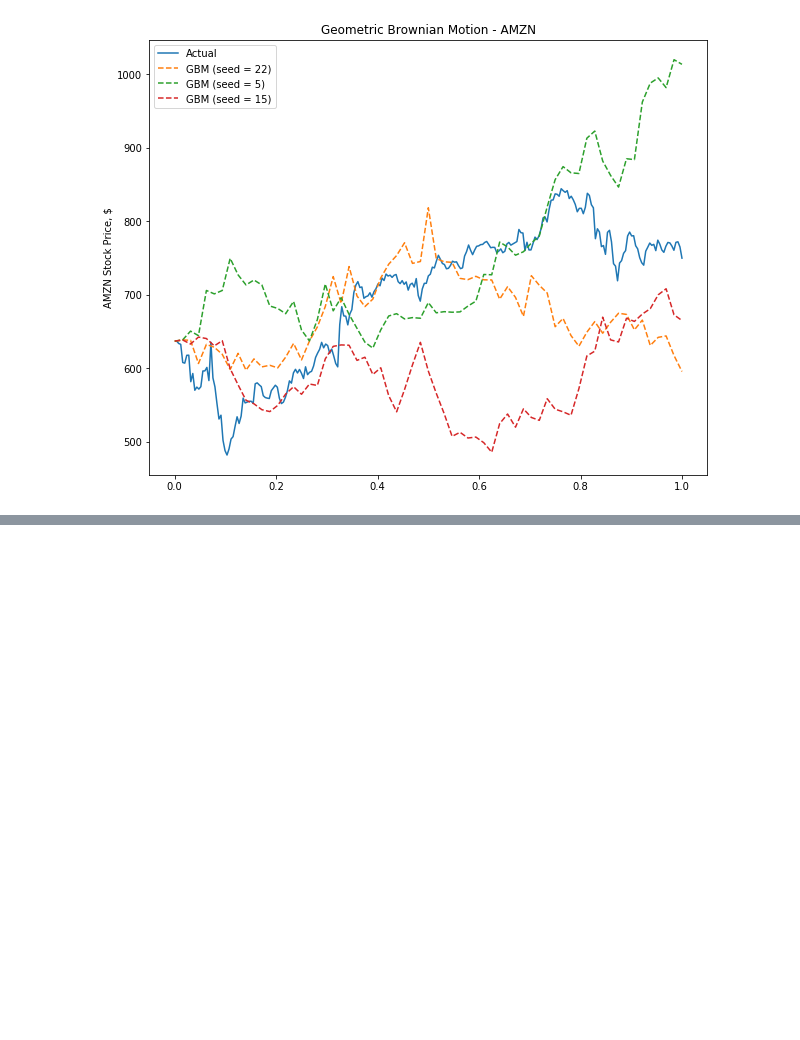
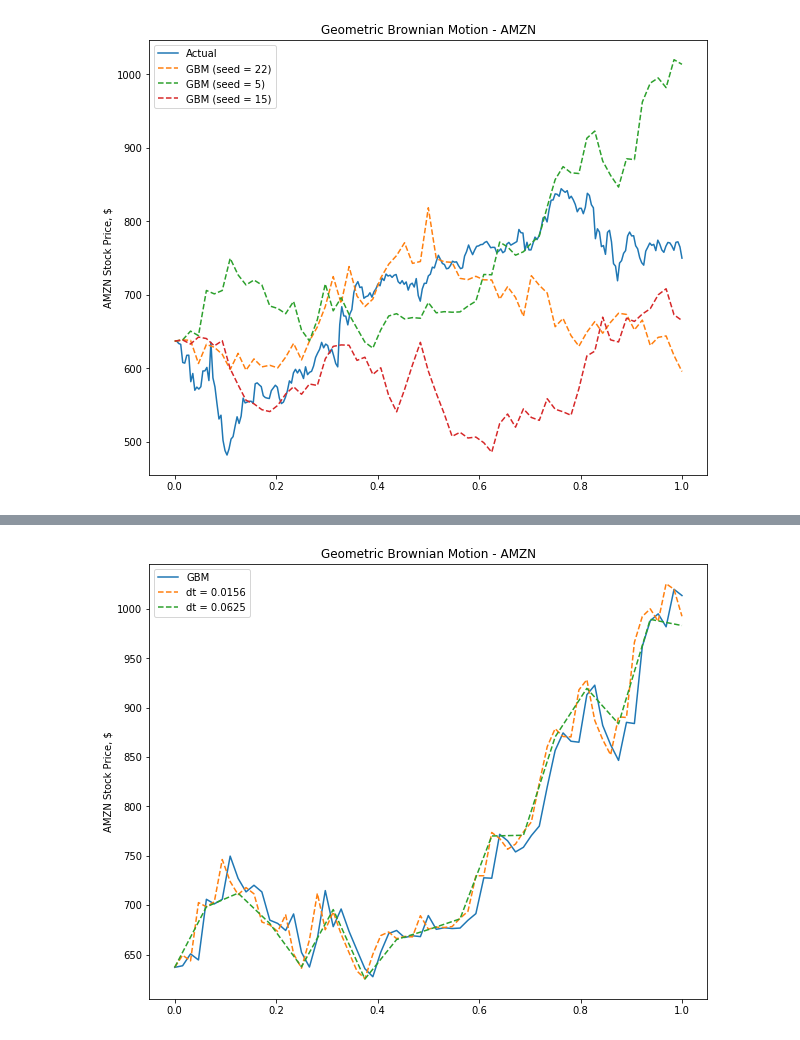
Before and after one commit to IvanHalim/computational-finance, a Jupyter notebook: 1. Brownian Motion/1. Stock Movement.ipynb, the cells around one changed output, grey strips where cells are left out. Saved outputs shown, nothing was run; the diff lists cells and outputs as text; code cells hidden in the pictures; blank space fills up the shorter version.

```diff
--- a/1. Brownian Motion/1. Stock Movement.ipynb
+++ b/1. Brownian Motion/1. Stock Movement.ipynb
@@ -327,0 +359,46 @@ We can see from the plot that depending on our random numbers generated, the pat
+# %%
+# Euler Maruyama Approximation
+def EM(So, mu, sigma, b, T, N, M):
+    dt = M * T / N
+    L = int(N/M)
+    w = [So]
+    for i in range(L):
+        Winc = np.sum(b[M*i : M*(i+1)])
+        w_new = w[i] + mu*w[i]*dt + sigma*w[i]*Winc
+        w.append(w_new)
+    return w, dt
+
+
+T = 1.
+N = 2**6
+So = adj_close[0]
+seed = 5
+W, b = Brownian(seed, T, N)
+
+# Exact solution
+S, t = GBM(So, mu, sigma, W, T, N)
+
+# EM Approximation 1, M = 1, dt = 0.0156
+M = 1
+L = int(N/M)
+EM_approx_1 = EM(So, mu, sigma, b, T, N, M)[0]
+time_EM_1 = np.linspace(0., 1., L+1)
+
+# EM Approximation 2, M = 4, dt = 0.0625
+M = 4
+L = int(N/M)
+EM_approx_2 = EM(So, mu, sigma, b, T, N, M)[0]
+time_EM_2 = np.linspace(0., 1., L+1)
+
+plt.figure(figsize = (10, 8))
+plt.plot(t, S, label = 'GBM')
+plt.plot(time_EM_1, EM_approx_1, label = 'dt = 0.0156', ls ='--')
+plt.plot(time_EM_2, EM_approx_2, label = 'dt = 0.0625', ls ='--')
+
+plt.ylabel('AMZN Stock Price, $')
+plt.title('Geometric Brownian Motion - AMZN')
+
+plt.legend(loc = 'upper left')
+plt.show()
+# %% [output]
+[figure, added]
```
Also changed, not shown: parts of 5 cells of this notebook.
